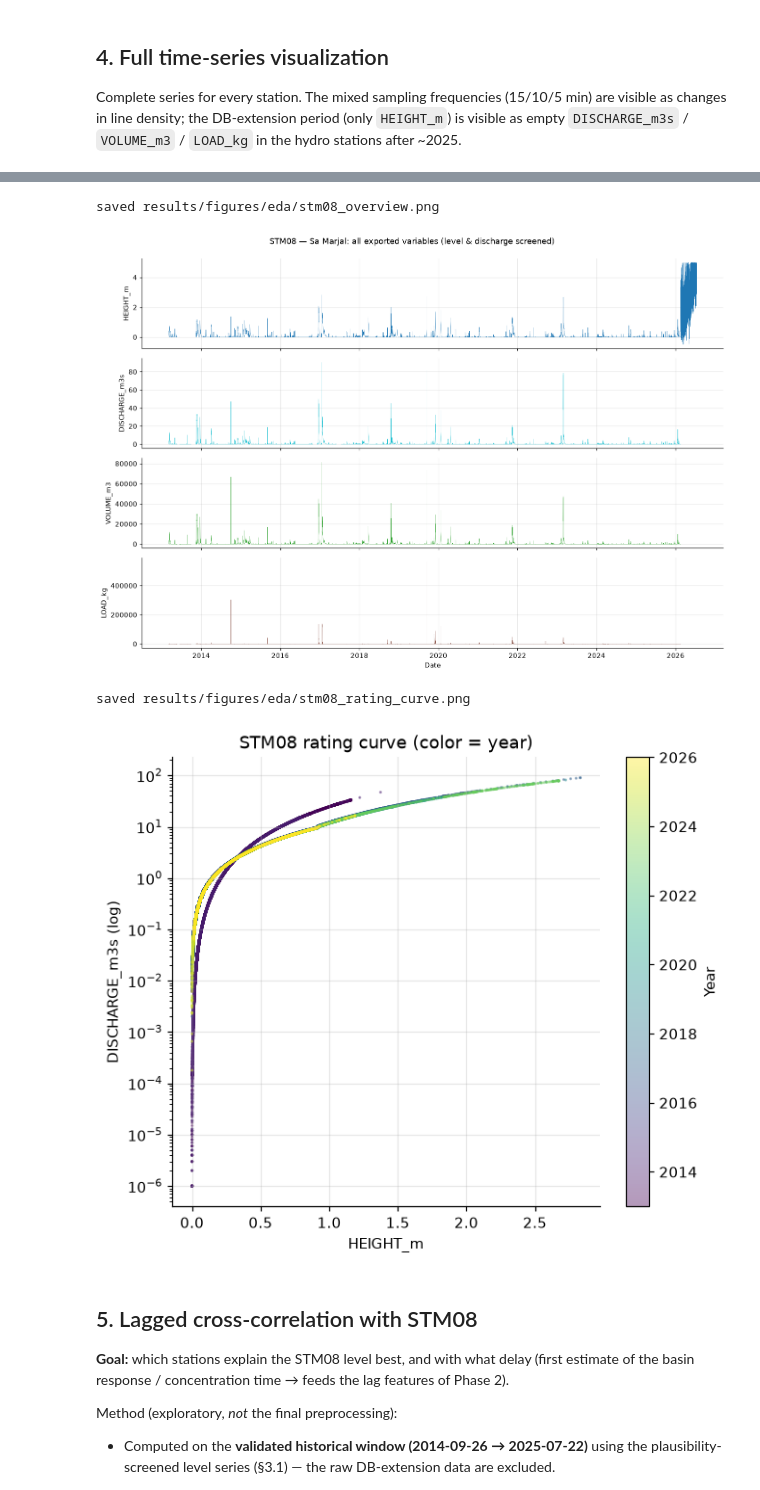
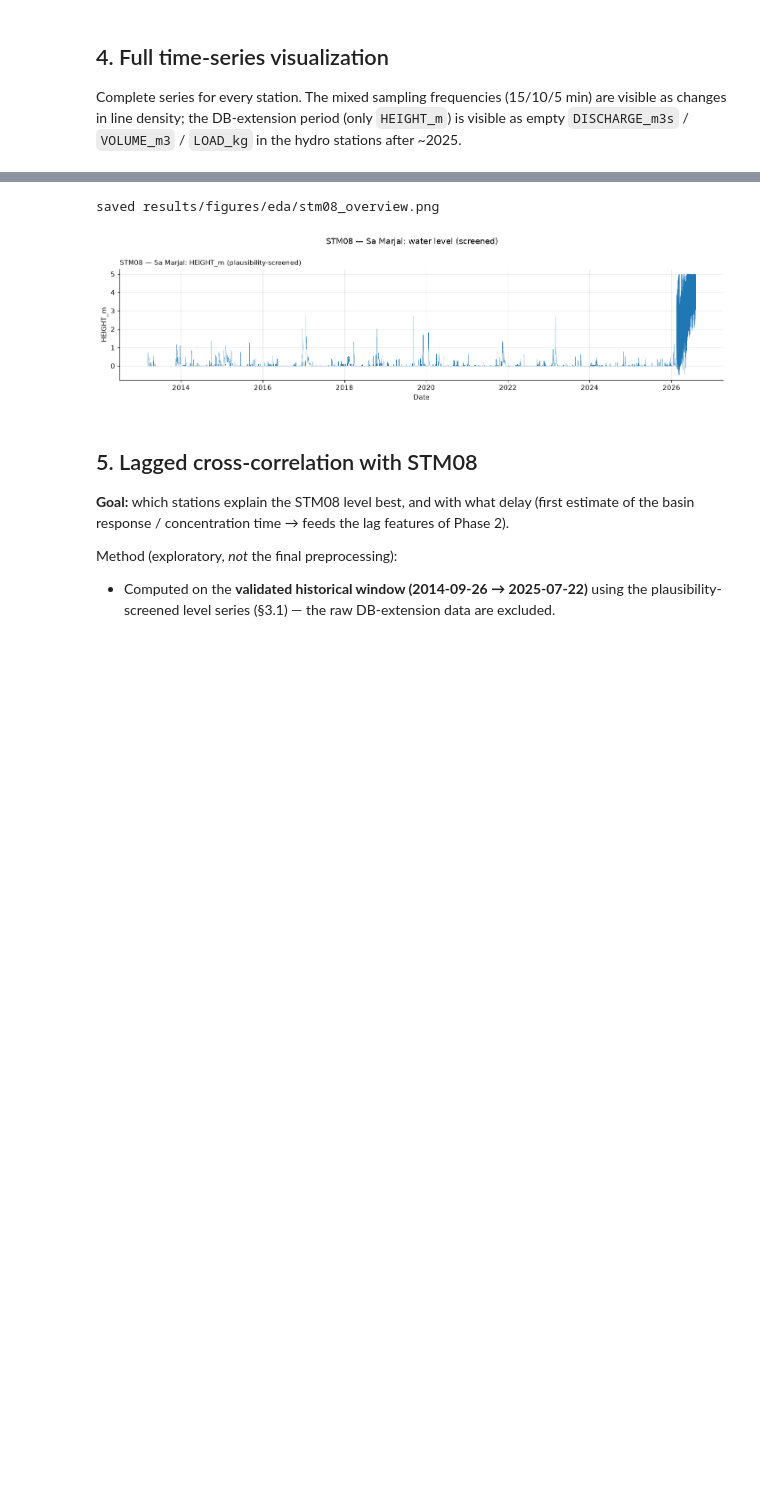
Before and after one commit to JoanVilella/TFM, a Jupyter notebook: notebooks/01_eda.ipynb, the cells around one changed output, grey strips where cells are left out. Cells and saved outputs as stored; diff of their text form; code cells hidden in the pictures; blank space fills up the shorter version.

Commit message:
tech: migrate data pipeline from staging to production database and simplify hydro stations to HEIGHT_m only

```diff
--- a/notebooks/01_eda.ipynb
+++ b/notebooks/01_eda.ipynb
@@ -402,11 +411,9 @@ plt.show()
 rows = []
 for c in HYDRO:
     df = data[c]
-    q, h = df["DISCHARGE_m3s"], df["HEIGHT_m"]
+    h = df["HEIGHT_m"]
     rows.append({
         "station": c,
-        "Q == 0 (% valid)": round(100 * (q == 0).sum() / q.notna().sum(), 1),
-        "Q ≤ 0.01 (% valid)": round(100 * (q <= 0.01).sum() / q.notna().sum(), 1),
         "H ≤ 0.01 m (% valid)": round(100 * (h <= 0.01).sum() / h.notna().sum(), 1),
     })
 for c in METEO + AEMET:
@@ -457,23 +464,20 @@ Intermittency stats (last column = PRECIP == 0 for meteo stations):
 # %%
 # --- Plausibility screening ------------------------------------------------------
 H_LIM = (-0.5, 5.0)   # plausible water-level range (m)
-Q_LIM = (0.0, 200.0)  # plausible discharge range (m3/s)
 EXT_START = {"STM03": "2025-07-23", "STM04": "2025-09-18", "STM05": "2025-09-18",
              "STM06": "2025-09-18", "STM07": "2026-02-20", "STM08": "2026-02-17"}
 
-rows, HC, QC = [], {}, {}
+rows, HC = [], {}
 for c in HYDRO:
-    h, q = data[c]["HEIGHT_m"], data[c]["DISCHARGE_m3s"]
+    h = data[c]["HEIGHT_m"]
     bad_h = h.notna() & ~h.between(*H_LIM)
     in_ext = h.index >= pd.Timestamp(EXT_START[c])
-    HC[c] = h.where(~bad_h)                       # screened level (used downstream)
-    QC[c] = q.where(q.isna() | q.between(*Q_LIM))  # screened discharge
+    HC[c] = h.where(~bad_h)  # screened level (used downstream)
     rows.append({
         "station": c,
         "H_out_of_range": int(bad_h.sum()),
         "%_of_valid_H": round(100 * bad_h.sum() / h.notna().sum(), 2),
         "%_of_them_in_extension": round(100 * (bad_h & in_ext).sum() / max(bad_h.sum(), 1), 1),
-        "Q_out_of_range": int((q.notna() & ~q.between(*Q_LIM)).sum()),
     })
 print("Out-of-range screening (H_LIM = [−0.5, 5] m):")
 print(pd.DataFrame(rows).set_index("station").to_string())
@@ -554,36 +558,21 @@ saved results/figures/eda/meteo_precip_daily.png
 saved results/figures/eda/meteo_temp_full.png
 [figure]
 # %%
-# --- STM08 overview + rating curve -----------------------------------------------
+# --- STM08 overview (HEIGHT_m only — other variables will be added from rating curves) ---
 stm08 = data[TARGET]
-fig, axes = plt.subplots(4, 1, figsize=(13, 9), sharex=True)
-for ax, col, color in zip(axes, ["HEIGHT_m", "DISCHARGE_m3s", "VOLUME_m3", "LOAD_kg"],
-                          ["tab:blue", "tab:cyan", "tab:green", "tab:brown"]):
-    s = HC[TARGET] if col == "HEIGHT_m" else (QC[TARGET] if col == "DISCHARGE_m3s" else stm08[col])
-    ax.plot(s.index, s, lw=0.3, color=color)
-    ax.set_ylabel(col)
-axes[-1].set_xlabel("Date")
-fig.suptitle("STM08 — Sa Marjal: all exported variables (level & discharge screened)", y=0.995)
+fig, ax = plt.subplots(figsize=(13, 3.5))
+s = HC[TARGET] if TARGET in HC else stm08["HEIGHT_m"]
+ax.plot(s.index, s, lw=0.3, color="tab:blue")
+ax.set_ylabel("HEIGHT_m")
+ax.set_xlabel("Date")
+ax.set_title("STM08 — Sa Marjal: HEIGHT_m (plausibility-screened)", loc="left", fontsize=10)
+fig.suptitle("STM08 — Sa Marjal: water level (screened)", y=0.995)
 fig.tight_layout()
 savefig(fig, "stm08_overview.png")
 plt.show()
-
-# Rating curve (HEIGHT vs DISCHARGE), historical period only, screened values
-m = QC[TARGET].notna() & HC[TARGET].notna()
-fig, ax = plt.subplots(figsize=(6.5, 5.5))
-sc = ax.scatter(HC[TARGET][m], QC[TARGET][m],
-                c=stm08.index.year[m], s=1, cmap="viridis", alpha=0.4)
-ax.set_yscale("log")
-ax.set_xlabel("HEIGHT_m"); ax.set_ylabel("DISCHARGE_m3s (log)")
-ax.set_title("STM08 rating curve (color = year)")
-fig.colorbar(sc, ax=ax, label="Year")
-savefig(fig, "stm08_rating_curve.png")
-plt.show()
 # %% [output]
 saved results/figures/eda/stm08_overview.png
-[figure, old version]
+[figure, new version]
-saved results/figures/eda/stm08_rating_curve.png
-[figure, removed]
 # %% [markdown]
 ## 5. Lagged cross-correlation with STM08
 
```
Also changed, not shown: parts of 11 cells of this notebook, 18 other files.
